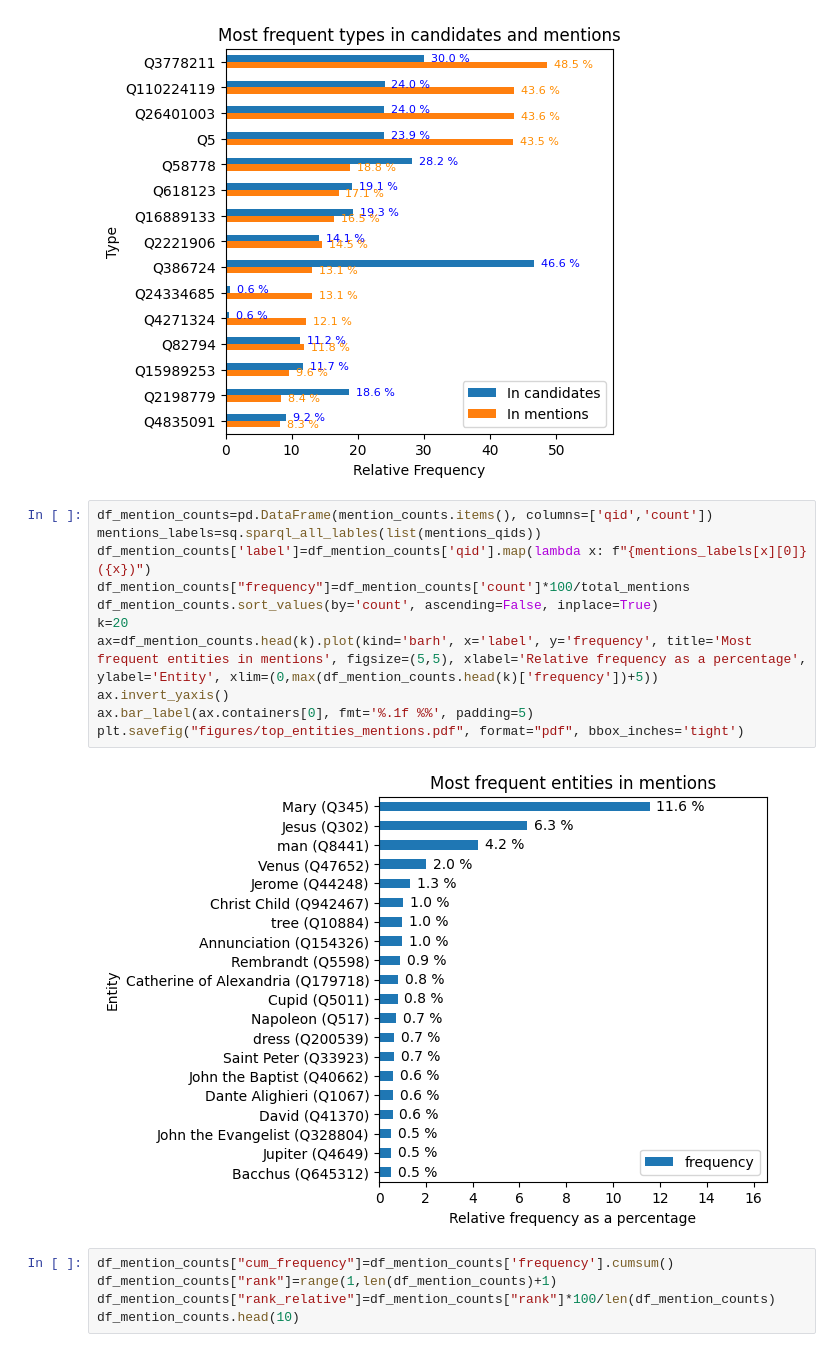
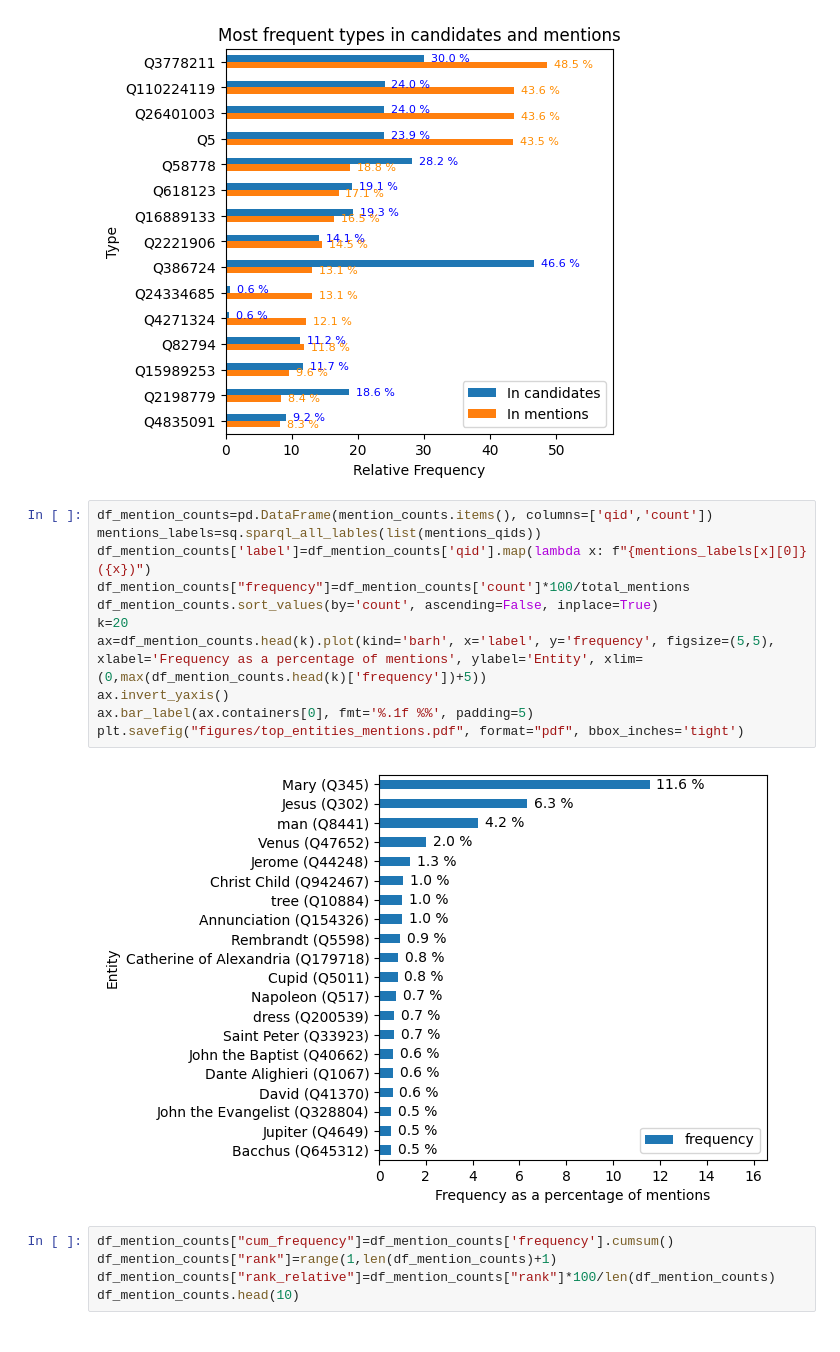
Before and after one commit to HPI-Information-Systems/MELArt, a Jupyter notebook: statistics_subjects.ipynb, the cells around one changed output. Saved outputs shown, nothing was run; the diff lists cells and outputs as text.

```diff
--- a/statistics_subjects.ipynb
+++ b/statistics_subjects.ipynb
@@ -284,16 +224,16 @@ ax.bar_label(ax.containers[1], fmt='%.1f %%', padding=5, color='darkorange', fon
 # %%
 df_mention_counts=pd.DataFrame(mention_counts.items(), columns=['qid','count'])
 mentions_labels=sq.sparql_all_lables(list(mentions_qids))
 df_mention_counts['label']=df_mention_counts['qid'].map(lambda x: f"{mentions_labels[x][0]} ({x})")
 df_mention_counts["frequency"]=df_mention_counts['count']*100/total_mentions
 df_mention_counts.sort_values(by='count', ascending=False, inplace=True)
 k=20
-ax=df_mention_counts.head(k).plot(kind='barh', x='label', y='frequency', title='Most frequent entities in mentions', figsize=(5,5), xlabel='Relative frequency as a percentage', ylabel='Entity', xlim=(0,max(df_mention_counts.head(k)['frequency'])+5))
+ax=df_mention_counts.head(k).plot(kind='barh', x='label', y='frequency', figsize=(5,5), xlabel='Frequency as a percentage of mentions', ylabel='Entity', xlim=(0,max(df_mention_counts.head(k)['frequency'])+5))
 ax.invert_yaxis()
 ax.bar_label(ax.containers[0], fmt='%.1f %%', padding=5)
 plt.savefig("figures/top_entities_mentions.pdf", format="pdf", bbox_inches='tight')
 # %% [output]
-[figure, old version]
+[figure, new version]
 # %%
 df_mention_counts["cum_frequency"]=df_mention_counts['frequency'].cumsum()
 df_mention_counts["rank"]=range(1,len(df_mention_counts)+1)
```
Also changed, not shown: parts of 7 cells of this notebook.
